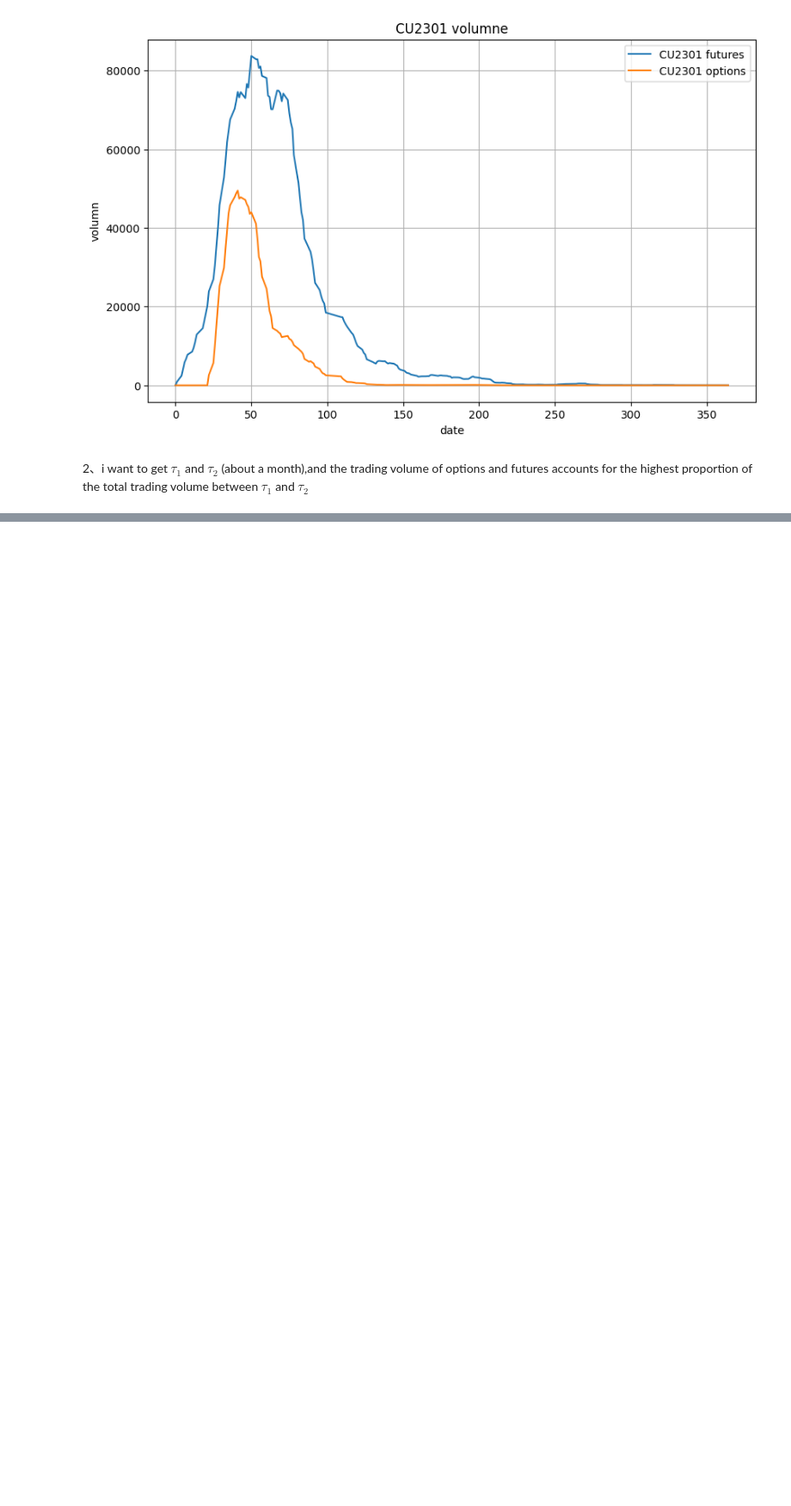
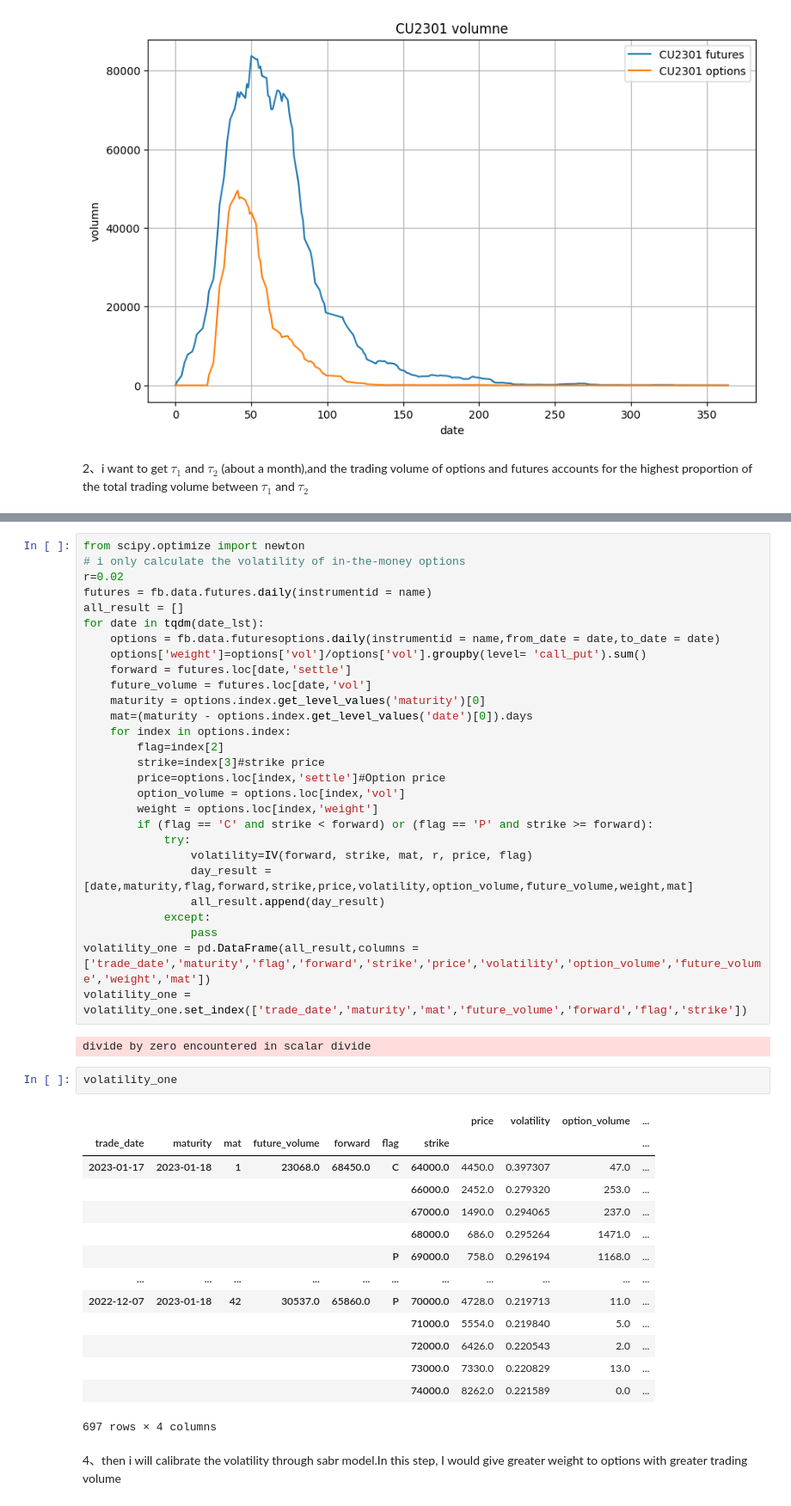
Before and after one commit to alvinonmars/Quantitative-internship, a Jupyter notebook: 毕业设计/code/predict.ipynb, the cells around one changed output, grey strips where cells are left out. Shown at 86% size. Cells and saved outputs as stored; diff of their text form; blank space fills up the shorter version.

```diff
--- a/毕业设计/code/predict.ipynb
+++ b/毕业设计/code/predict.ipynb
@@ -131,0 +179,49 @@ liquid.plot_two()
+# %%
+from scipy.optimize import newton
+# i only calculate the volatility of in-the-money options
+r=0.02
+futures = fb.data.futures.daily(instrumentid = name)
+all_result = []
+for date in tqdm(date_lst):
+    options = fb.data.futuresoptions.daily(instrumentid = name,from_date = date,to_date = date)
+    options['weight']=options['vol']/options['vol'].groupby(level= 'call_put').sum()
+    forward = futures.loc[date,'settle']
+    future_volume = futures.loc[date,'vol']
+    maturity = options.index.get_level_values('maturity')[0]
+    mat=(maturity - options.index.get_level_values('date')[0]).days
+    for index in options.index:
+        flag=index[2]
+        strike=index[3]#strike price
+        price=options.loc[index,'settle']#Option price
+        option_volume = options.loc[index,'vol']
+        weight = options.loc[index,'weight']
+        if (flag == 'C' and strike < forward) or (flag == 'P' and strike >= forward):
+            try:
+                volatility=IV(forward, strike, mat, r, price, flag)
+                day_result = [date,maturity,flag,forward,strike,price,volatility,option_volume,future_volume,weight,mat]
+                all_result.append(day_result)
+            except:
+                pass
+volatility_one = pd.DataFrame(all_result,columns = ['trade_date','maturity','flag','forward','strike','price','volatility','option_volume','future_volume','weight','mat'])
+volatility_one = volatility_one.set_index(['trade_date','maturity','mat','future_volume','forward','flag','strike'])
+# %% [output]
+divide by zero encountered in scalar divide
+# %%
+volatility_one
+# %% [output]
+|  |  |  |  |  |  |  | price | volatility | option_volume | ... |
+| trade_date | maturity | mat | future_volume | forward | flag | strike |  |  |  | ... |
+| 2023-01-17 | 2023-01-18 | 1 | 23068.0 | 68450.0 | C | 64000.0 | 4450.0 | 0.397307 | 47.0 | ... |
+|  |  |  |  |  |  | 66000.0 | 2452.0 | 0.279320 | 253.0 | ... |
+|  |  |  |  |  |  | 67000.0 | 1490.0 | 0.294065 | 237.0 | ... |
+|  |  |  |  |  |  | 68000.0 | 686.0 | 0.295264 | 1471.0 | ... |
+|  |  |  |  |  | P | 69000.0 | 758.0 | 0.296194 | 1168.0 | ... |
+| ... | ... | ... | ... | ... | ... | ... | ... | ... | ... | ... |
+| 2022-12-07 | 2023-01-18 | 42 | 30537.0 | 65860.0 | P | 70000.0 | 4728.0 | 0.219713 | 11.0 | ... |
+|  |  |  |  |  |  | 71000.0 | 5554.0 | 0.219840 | 5.0 | ... |
+|  |  |  |  |  |  | 72000.0 | 6426.0 | 0.220543 | 2.0 | ... |
+|  |  |  |  |  |  | 73000.0 | 7330.0 | 0.220829 | 13.0 | ... |
+|  |  |  |  |  |  | 74000.0 | 8262.0 | 0.221589 | 0.0 | ... |
+697 rows × 4 columns
+# %% [markdown]
+4、then i will calibrate the volatility through sabr model.In this step, I would give greater weight to options with greater trading volume
```
Also changed, not shown: parts of 12 cells of this notebook, 1 other file.
